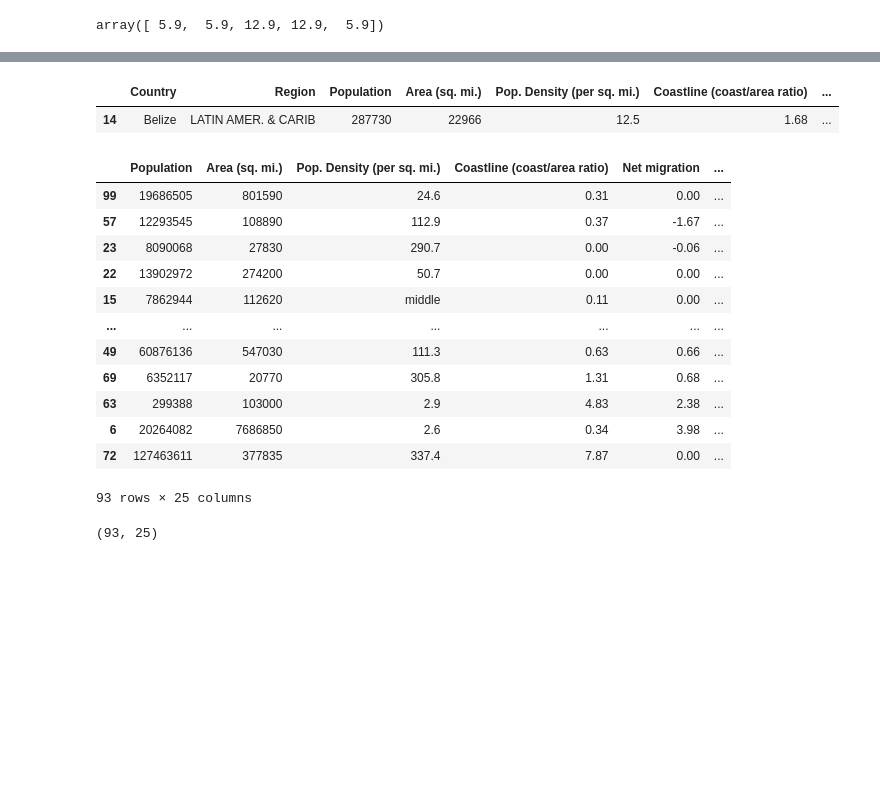
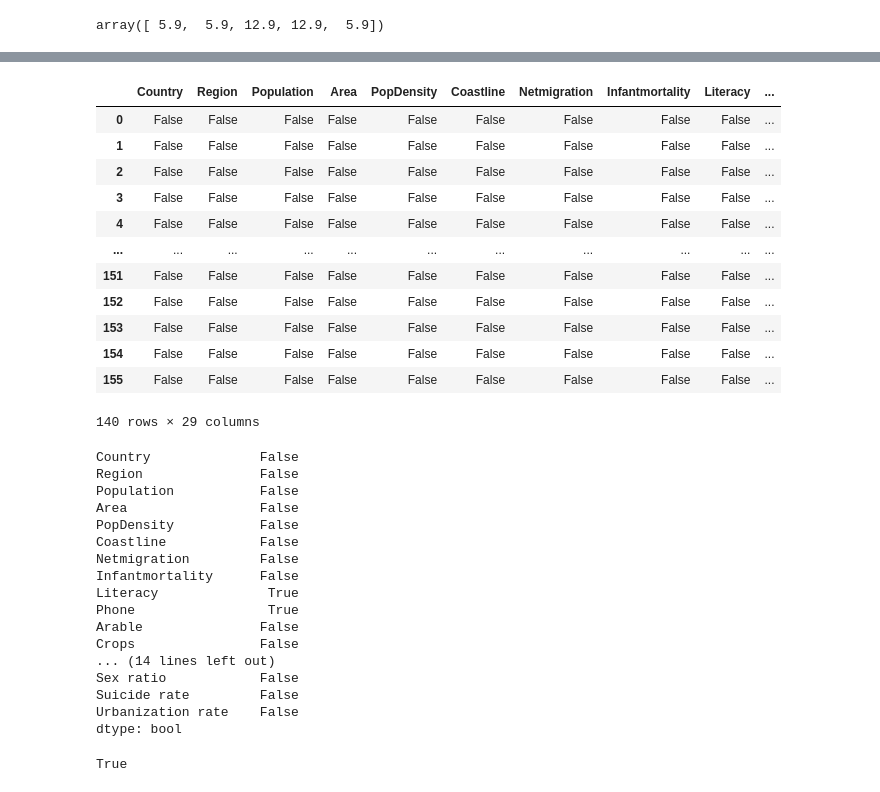
Before and after one commit to Nutsudapenpong/DPDM, a Jupyter notebook: ppp.ipynb, the cells around one changed output, grey strips where cells are left out. Cells and saved outputs as stored; diff of their text form; code cells hidden in the pictures; blank space fills up the shorter version.

```diff
--- a/ppp.ipynb
+++ b/ppp.ipynb
@@ -267,6 +193,0 @@ New_table[['Industry']] = New_table[['Industry']].fillna(New_table_dropped_Indus
-# %%
-New_table_dropped_Service = New_table.dropna(subset=['Literacy (%)', 'Phones (per 1000)', 'Climate', 'Birthrate', 'Deathrate', 'Agriculture', 'Industry', 'Service', 'GDP per capita_x'])['Service'].mean()
-New_table[['Service']] = New_table[['Service']].fillna(New_table_dropped_Service)
-# %%
-New_table_dropped_GDP_per_capita_x = New_table.dropna(subset=['Literacy (%)', 'Phones (per 1000)', 'Climate', 'Birthrate', 'Deathrate', 'Agriculture', 'Industry', 'Service', 'GDP per capita_x'])['GDP per capita_x'].mean()
-New_table[['GDP per capita_x']] = New_table[['GDP per capita_x']].fillna(New_table_dropped_GDP_per_capita_x)
@@ -469,26 +194,46 @@ New_world2
-# %%
-New_world2[49:50]
-# %% [output]
-|  | Country | Region | Population | Area (sq. mi.) | Pop. Density (per sq. mi.) | Coastline (coast/area ratio) | ... |
-| 14 | Belize | LATIN AMER. & CARIB | 287730 | 22966 | 12.5 | 1.68 | ... |
-# %%
-x = New_world2[['Population', 'Area (sq. mi.)', 'Pop. Density (per sq. mi.)', 'Coastline (coast/area ratio)', 'Net migration', 'Infant mortality (per 1000 births)', 'Literacy (%)', 'Phones (per 1000)', 'Arable (%)', 'Crops (%)', 'Other (%)', 'Climate', 'Birthrate', 'Deathrate', 'Agriculture', 'Industry', 'Service',	'GDP per capita_x',	'Fertility', 'GDP per capita_y', 'Meat consumption',	'Median age',	'Population growth',	'Sex-ratio','Urbanization rate']]
-x
-# %% [output]
-|  | Population | Area (sq. mi.) | Pop. Density (per sq. mi.) | Coastline (coast/area ratio) | Net migration | ... |
-| 99 | 19686505 | 801590 | 24.6 | 0.31 | 0.00 | ... |
-| 57 | 12293545 | 108890 | 112.9 | 0.37 | -1.67 | ... |
-| 23 | 8090068 | 27830 | 290.7 | 0.00 | -0.06 | ... |
-| 22 | 13902972 | 274200 | 50.7 | 0.00 | 0.00 | ... |
-| 15 | 7862944 | 112620 | middle | 0.11 | 0.00 | ... |
-| ... | ... | ... | ... | ... | ... | ... |
-| 49 | 60876136 | 547030 | 111.3 | 0.63 | 0.66 | ... |
-| 69 | 6352117 | 20770 | 305.8 | 1.31 | 0.68 | ... |
-| 63 | 299388 | 103000 | 2.9 | 4.83 | 2.38 | ... |
-| 6 | 20264082 | 7686850 | 2.6 | 0.34 | 3.98 | ... |
-| 72 | 127463611 | 377835 | 337.4 | 7.87 | 0.00 | ... |
-93 rows × 25 columns
-# %%
-x.shape
-# %% [output]
-(93, 25)
+# %%
+New_table_nm = New_table[New_table['Life expectancy']>=ret['whiskers'][0].get_xdata()[1]]
+New_table_nm = New_table_nm[(New_table_nm['Life expectancy']<=ret['whiskers'][1].get_xdata()[1])]
+# %%
+New_table_nm2 = New_table_nm[New_table_nm['Suicide rate']>=ret2['whiskers'][0].get_xdata()[1]]
+New_table_nm2 = New_table_nm2[(New_table_nm2['Suicide rate']<=ret2['whiskers'][1].get_xdata()[1])]
+# %%
+New_table_nm2.isnull()
+# %% [output]
+|  | Country | Region | Population | Area | PopDensity | Coastline | Netmigration | Infantmortality | Literacy | ... |
+| 0 | False | False | False | False | False | False | False | False | False | ... |
+| 1 | False | False | False | False | False | False | False | False | False | ... |
+| 2 | False | False | False | False | False | False | False | False | False | ... |
+| 3 | False | False | False | False | False | False | False | False | False | ... |
+| 4 | False | False | False | False | False | False | False | False | False | ... |
+| ... | ... | ... | ... | ... | ... | ... | ... | ... | ... | ... |
+| 151 | False | False | False | False | False | False | False | False | False | ... |
+| 152 | False | False | False | False | False | False | False | False | False | ... |
+| 153 | False | False | False | False | False | False | False | False | False | ... |
+| 154 | False | False | False | False | False | False | False | False | False | ... |
+| 155 | False | False | False | False | False | False | False | False | False | ... |
+140 rows × 29 columns
+# %%
+New_table_nm2.isnull().any()
+# %% [output]
+Country              False
+Region               False
+Population           False
+Area                 False
+PopDensity           False
+Coastline            False
+Netmigration         False
+Infantmortality      False
+Literacy              True
+Phone                 True
+Arable               False
+Crops                False
+... (14 lines left out)
+Sex ratio            False
+Suicide rate         False
+Urbanization rate    False
+dtype: bool
+# %%
+New_table_nm2.isnull().any().any()
+# %% [output]
+True
```
Also changed, not shown: parts of 93 cells of this notebook.
